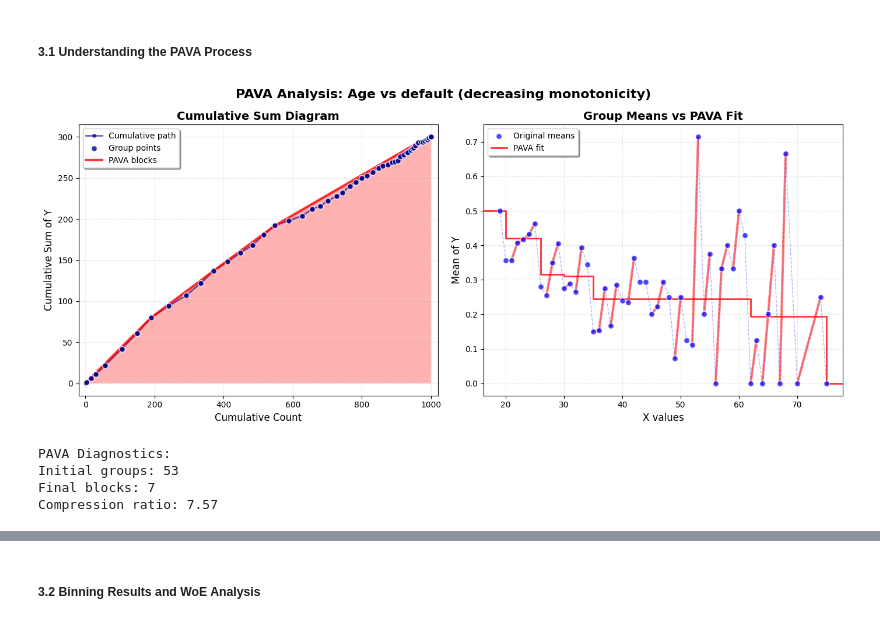
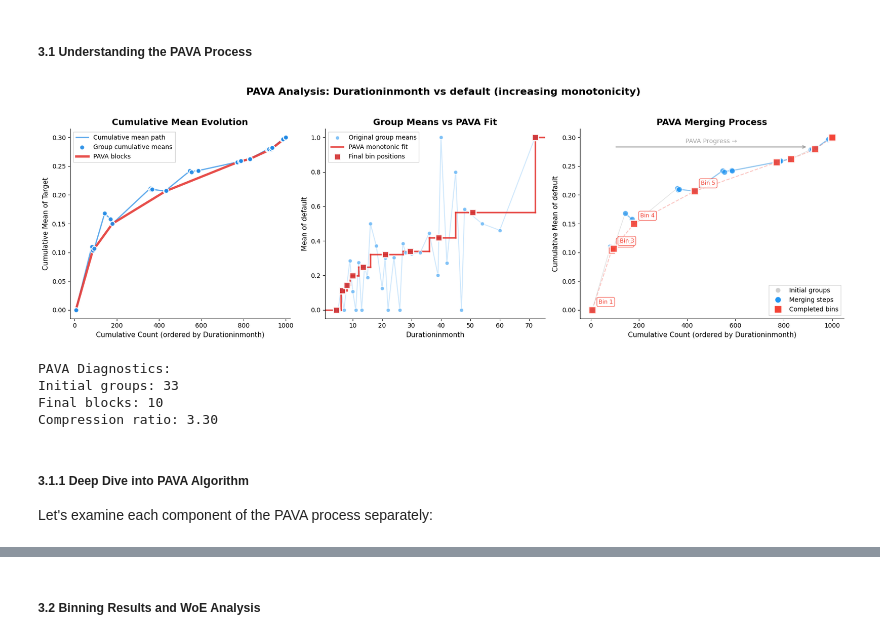
Before and after one commit to ChenTaHung/Monotonic-Optimal-Binning, a Jupyter notebook: examples/German Credit Data - Binary Target.ipynb, the cells around one changed output, grey strips where cells are left out. Drawn from its saved outputs; the diff is of its cells as text; code cells hidden in the pictures.

```diff
--- a/examples/German Credit Data - Binary Target.ipynb
+++ b/examples/German Credit Data - Binary Target.ipynb
@@ -13,13 +13,20 @@ warnings.filterwarnings('ignore')
 # Import MOBPY components
 from MOBPY import MonotonicBinner, BinningConstraints
 from MOBPY.plot import (
-    plot_bin_statistics, plot_pava_comparison,
+    plot_bin_statistics, plot_pava_comparison, plot_pava_process,
     plot_woe_bars, plot_event_rate, plot_sample_distribution,
-    plot_bin_boundaries, plot_binning_stability
+    plot_bin_boundaries, plot_binning_stability, plot_cumulative_mean, plot_gcm
 )
 
 # Set random seed for reproducibility
 np.random.seed(42)
+
+# Configure matplotlib for clean plots
+plt.rcParams['figure.facecolor'] = 'white'
+plt.rcParams['axes.facecolor'] = 'white'
+plt.rcParams['axes.spines.top'] = False
+plt.rcParams['axes.spines.right'] = False
+plt.rcParams['axes.grid'] = False
 # %% [markdown]
 ##### 1. Load and Prepare Data
 # %%
@@ -99,15 +142,15 @@ constraints = BinningConstraints(
 )
 
 # Create and fit the binner
-age_binner = MonotonicBinner(
+duration_binner = MonotonicBinner(
     df=df,
-    x='Age',
+    x='Durationinmonth',
     y='default',
     constraints=constraints,
     sign='auto',  # Automatically determine monotonicity direction
     strict=True   # Enforce strict monotonicity
 )
 
-age_binner.fit()
-print(f"Monotonicity direction: {age_binner.resolved_sign_}")
+duration_binner.fit()
+print(f"Monotonicity direction: {duration_binner.resolved_sign_}")
 # %% [output]
@@ -117,18 +160,21 @@ Monotonicity direction: -
 ##### 3.1 Understanding the PAVA Process
 # %%
 # Visualize how PAVA creates monotonic blocks
-fig = plot_pava_comparison(age_binner, figsize=(14, 6))
+fig = plot_pava_comparison(duration_binner, figsize=(18, 6))
 plt.show()
 
 # Get PAVA diagnostics
-pava_diag = age_binner._pava.get_diagnostics()
+pava_diag = duration_binner._pava.get_diagnostics()
 print(f"\nPAVA Diagnostics:")
 print(f"Initial groups: {pava_diag['n_initial_groups']}")
 print(f"Final blocks: {pava_diag['n_final_blocks']}")
 print(f"Compression ratio: {pava_diag['compression_ratio']:.2f}")
 # %% [output]
-[figure, old version]
+[figure, new version]
 PAVA Diagnostics:
-Initial groups: 53
-Final blocks: 7
-Compression ratio: 7.57
+Initial groups: 33
+Final blocks: 10
+Compression ratio: 3.30
+# %% [markdown]
+##### 3.1.1 Deep Dive into PAVA Algorithm
+Let's examine each component of the PAVA process separately:
```
Also changed, not shown: parts of 24 cells of this notebook, 4 other files.
